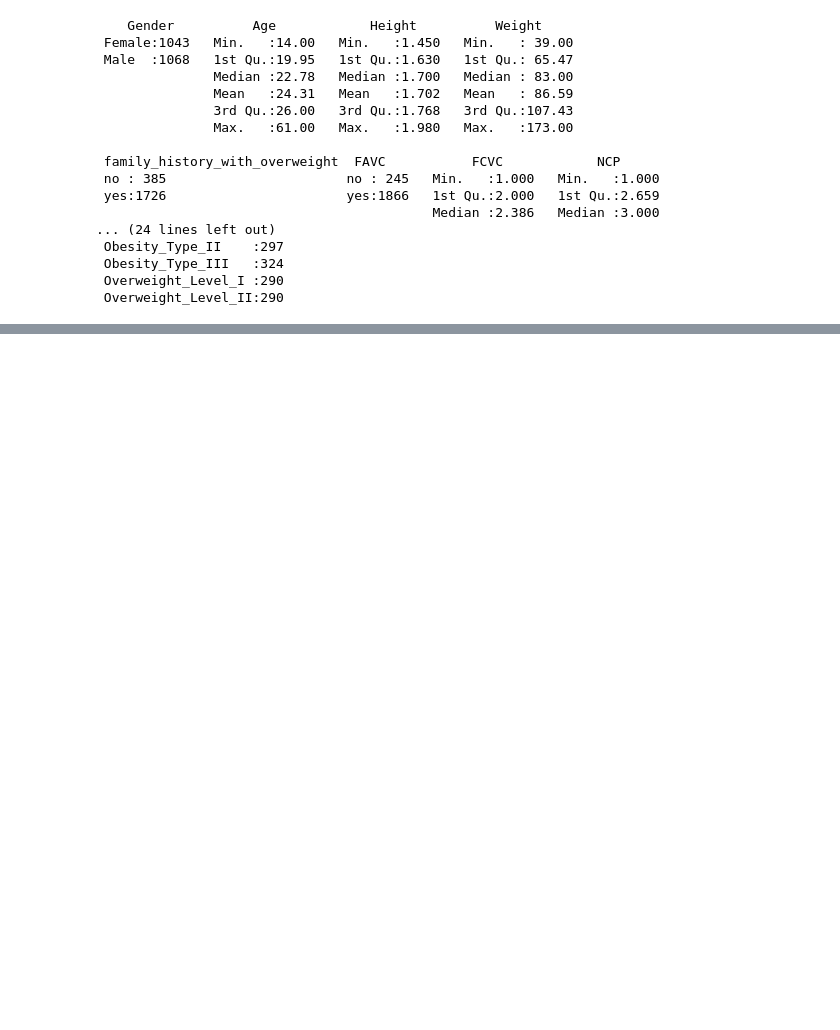
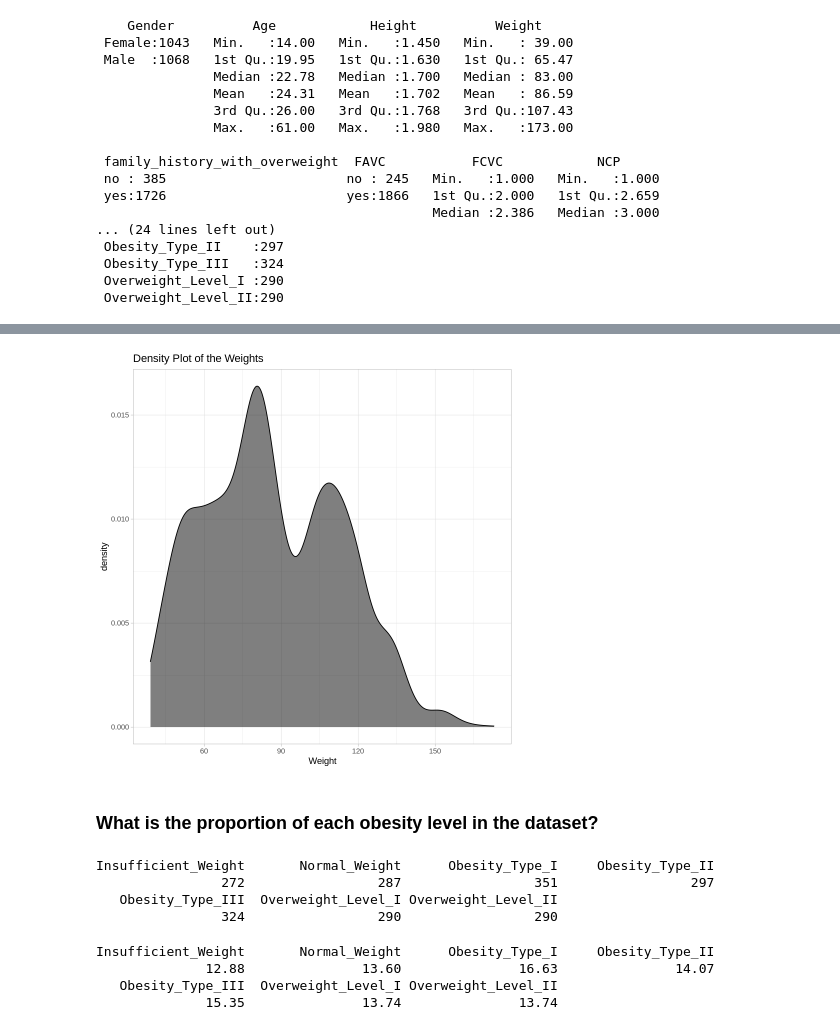
Before and after one commit to ahmedmoustafa/datasets, a Jupyter notebook: obesity/obesity_r_notebook.ipynb, the cells around one changed output, grey strips where cells are left out. Drawn from its saved outputs; the diff is of its cells as text; code cells hidden in the pictures; blank space fills up the shorter version.

```diff
--- a/obesity/obesity_r_notebook.ipynb
+++ b/obesity/obesity_r_notebook.ipynb
@@ -37,0 +87,22 @@ summary(df)
+# %%
+ggplot(df) +
+  geom_density(aes(x = Weight), fill = "black", alpha = 0.5) +
+  ggtitle ("Density Plot of the Weights")
+# %% [output]
+[figure, added]
+# %% [markdown]
+### What is the proportion of each obesity level in the dataset?
+# %%
+table(df$NObeyesdad)
+# %% [output]
+Insufficient_Weight       Normal_Weight      Obesity_Type_I     Obesity_Type_II
+                272                 287                 351                 297
+   Obesity_Type_III  Overweight_Level_I Overweight_Level_II
+                324                 290                 290
+# %%
+round(100 * table(df$NObeyesdad)/nrow(df), 2)
+# %% [output]
+Insufficient_Weight       Normal_Weight      Obesity_Type_I     Obesity_Type_II
+              12.88               13.60               16.63               14.07
+   Obesity_Type_III  Overweight_Level_I Overweight_Level_II
+              15.35               13.74               13.74
```
Also changed, not shown: parts of 58 cells of this notebook.
